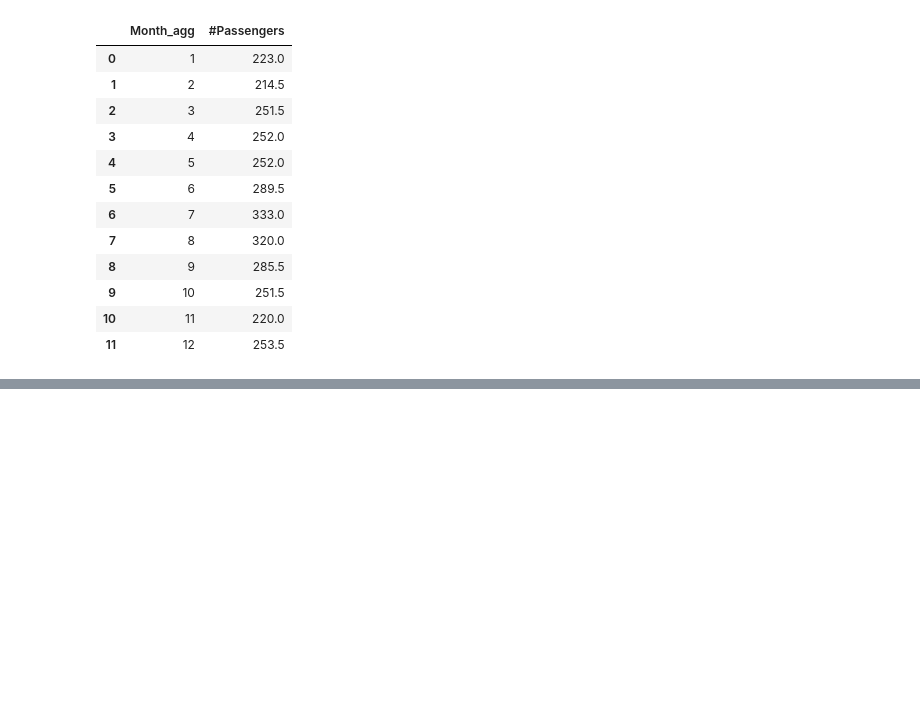
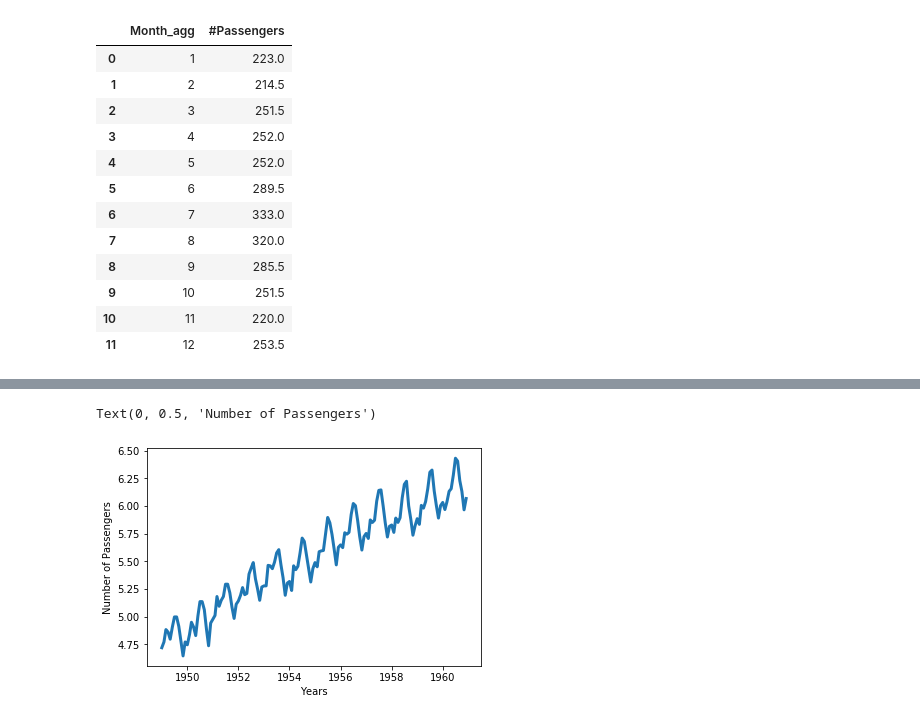
Before and after one commit to abefukasawa/reproducible_airpassengers, a Jupyter notebook: reproducible_analysis.ipynb, the cells around one changed output, grey strips where cells are left out. Saved outputs shown, nothing was run; the diff lists cells and outputs as text; code cells hidden in the pictures; blank space fills up the shorter version.

```diff
--- a/reproducible_analysis.ipynb
+++ b/reproducible_analysis.ipynb
@@ -101,0 +139,8 @@ _
+# %%
+df_log = np.log(df)
+plt.plot(df_log['#Passengers'], linewidth = 3)
+plt.xlabel('Years')
+plt.ylabel('Number of Passengers')
+# %% [output]
+Text(0, 0.5, 'Number of Passengers')
+[figure, added]
```
Also changed, not shown: parts of 25 cells of this notebook, 2 other files.
